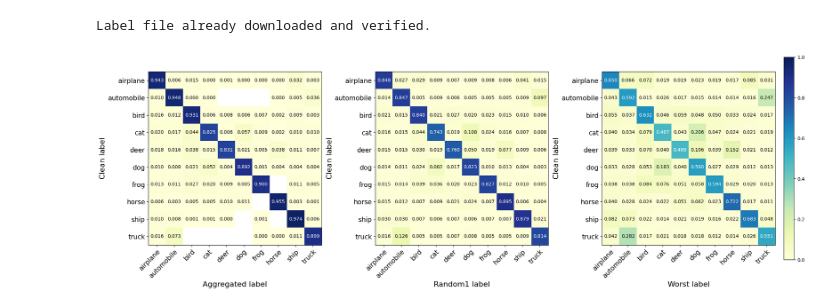
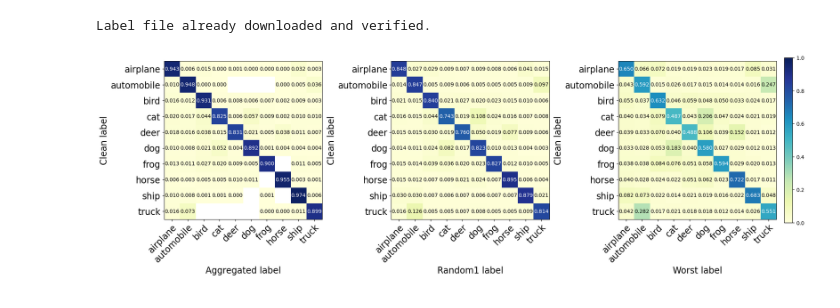
Before and after one commit to KlemenVovk/noisy-labels, a Jupyter notebook: src/reproducibility/dataset_noise/dataset_noise.ipynb, the cells around one changed output. Cells and saved outputs as stored; diff of their text form; code cells hidden in the pictures.

```diff
--- a/src/reproducibility/dataset_noise/dataset_noise.ipynb
+++ b/src/reproducibility/dataset_noise/dataset_noise.ipynb
@@ -31,37 +31,36 @@ cmat_worst_norm[cmat_worst_norm == 0] = np.nan
 # %% [output]
 Label file already downloaded and verified.
 # %%
-fig, ax = plt.subplots(1,3, figsize=(21, 7), layout='constrained')
+fig, ax = plt.subplots(1,3, figsize=(19, 6), layout='constrained')
 
 cax =  ax[0].matshow(cmat_aggre_norm, cmap="YlGnBu", vmin=0, vmax=1)
 cax1 = ax[1].matshow(cmat_rand1_norm, cmap="YlGnBu",vmin=0, vmax=1)
 cax2 = ax[2].matshow(cmat_worst_norm, cmap="YlGnBu",vmin=0, vmax=1)
-fig.colorbar(cax2, ax=ax[2], orientation='vertical')
+fig.colorbar(cax2, orientation='vertical')
 
 # add text
 for i in range(10):
     for j in range(10):
         ax[0].text(j, i, f"{cmat_aggre_norm[i, j]:.3f}", ha='center', va='center', color='black' if cmat_aggre_norm[i, j] < 0.3 else 'white')
         ax[1].text(j, i, f"{cmat_rand1_norm[i, j]:.3f}", ha='center', va='center', color='black' if cmat_rand1_norm[i, j] < 0.3 else 'white')
         ax[2].text(j, i, f"{cmat_worst_norm[i, j]:.3f}", ha='center', va='center', color='black' if cmat_worst_norm[i, j] < 0.3 else 'white')
 
 # add white grid
 for a in ax:
-    a.set_xticks(range(len(CIFAR10_LABELS)), labels=CIFAR10_LABELS, rotation=45, rotation_mode='anchor', ha='right', fontsize=14)
-    a.set_yticks(range(len(CIFAR10_LABELS)), labels=CIFAR10_LABELS, fontsize=14)
-    a.set_ylabel("Clean label", fontsize=16)
+    a.set_xticks(range(len(CIFAR10_LABELS)), labels=CIFAR10_LABELS, rotation=45, rotation_mode='anchor', ha='right', fontsize=17)
+    a.set_yticks(range(len(CIFAR10_LABELS)), labels=CIFAR10_LABELS, fontsize=17)
+    a.set_ylabel("Clean label", fontsize=17)
     # x ticks on bottom
     a.tick_params(axis='x', bottom=True, top=False, labelbottom=True, labeltop=False)
 
 
 
 
 
-ax[0].set_xlabel("Aggregated label", fontsize=16)
-ax[1].set_xlabel("Random1 label", fontsize=16)
-ax[2].set_xlabel("Worst label", fontsize=16)
-
+ax[0].set_xlabel("Aggregated label", fontsize=17)
+ax[1].set_xlabel("Random1 label", fontsize=17)
+ax[2].set_xlabel("Worst label", fontsize=17)
 # save fig
-fig.savefig("cifarn_noise_cmaps.pdf", dpi=300)
+fig.savefig("cifarn_noise_cmaps.pdf", dpi=600)
 # %% [output]
-[figure, old version]
+[figure, new version]
```
Also changed, not shown: 1 other file.
